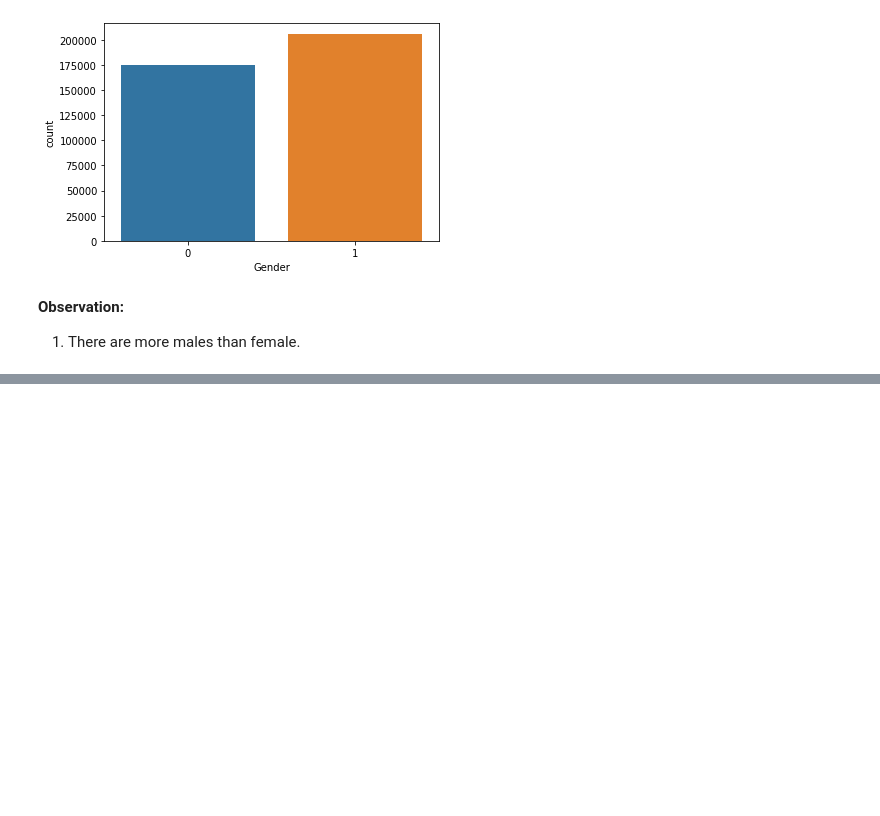
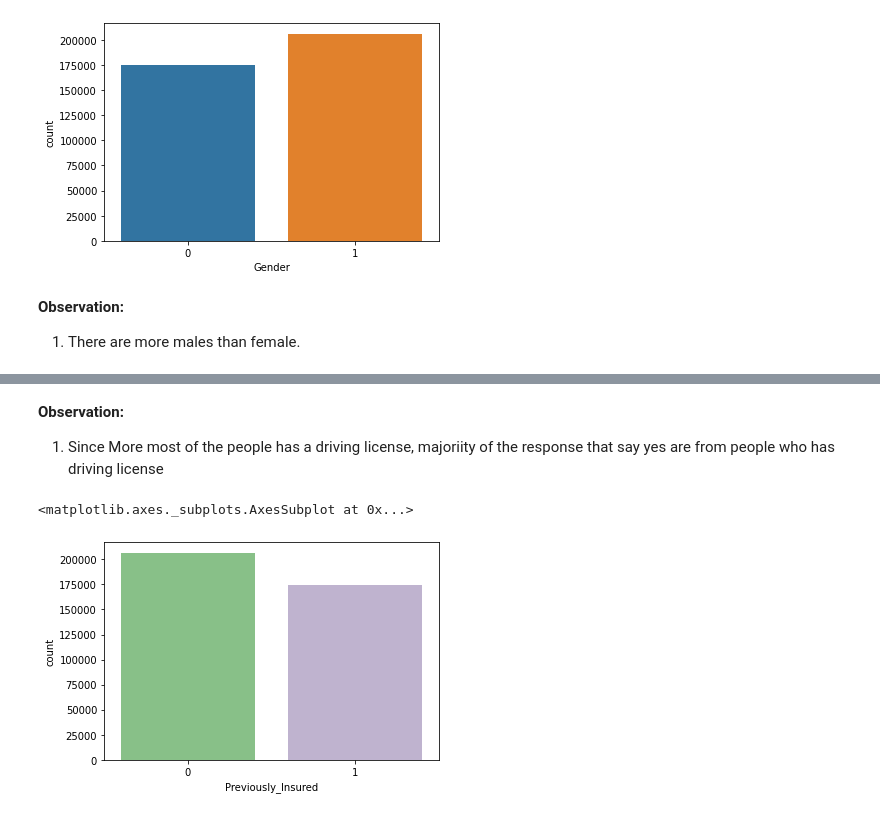
Before and after one commit to anupstar100/Health-Insurance-Cross-Sell-Prediction, a Jupyter notebook: SML_Capstone_Project_HEALTH_INSURANCE_CROSS_SELL_PREDICTION.ipynb, the cells around one changed output, grey strips where cells are left out. Saved outputs shown, nothing was run; the diff lists cells and outputs as text; code cells hidden in the pictures; blank space fills up the shorter version.

```diff
--- a/SML_Capstone_Project_HEALTH_INSURANCE_CROSS_SELL_PREDICTION.ipynb
+++ b/SML_Capstone_Project_HEALTH_INSURANCE_CROSS_SELL_PREDICTION.ipynb
@@ -330,0 +389,8 @@ ValueError: ignored
+# %% [markdown]
+**Observation:**
+1. Since More most of the people has a driving license, majoriity of the response that say yes are from people who has driving license
+# %%
+sns.countplot(df['Previously_Insured'], palette = 'Accent')
+# %% [output]
+<matplotlib.axes._subplots.AxesSubplot at 0x...>
+[figure, added]
```
Also changed, not shown: parts of 25 cells of this notebook.
